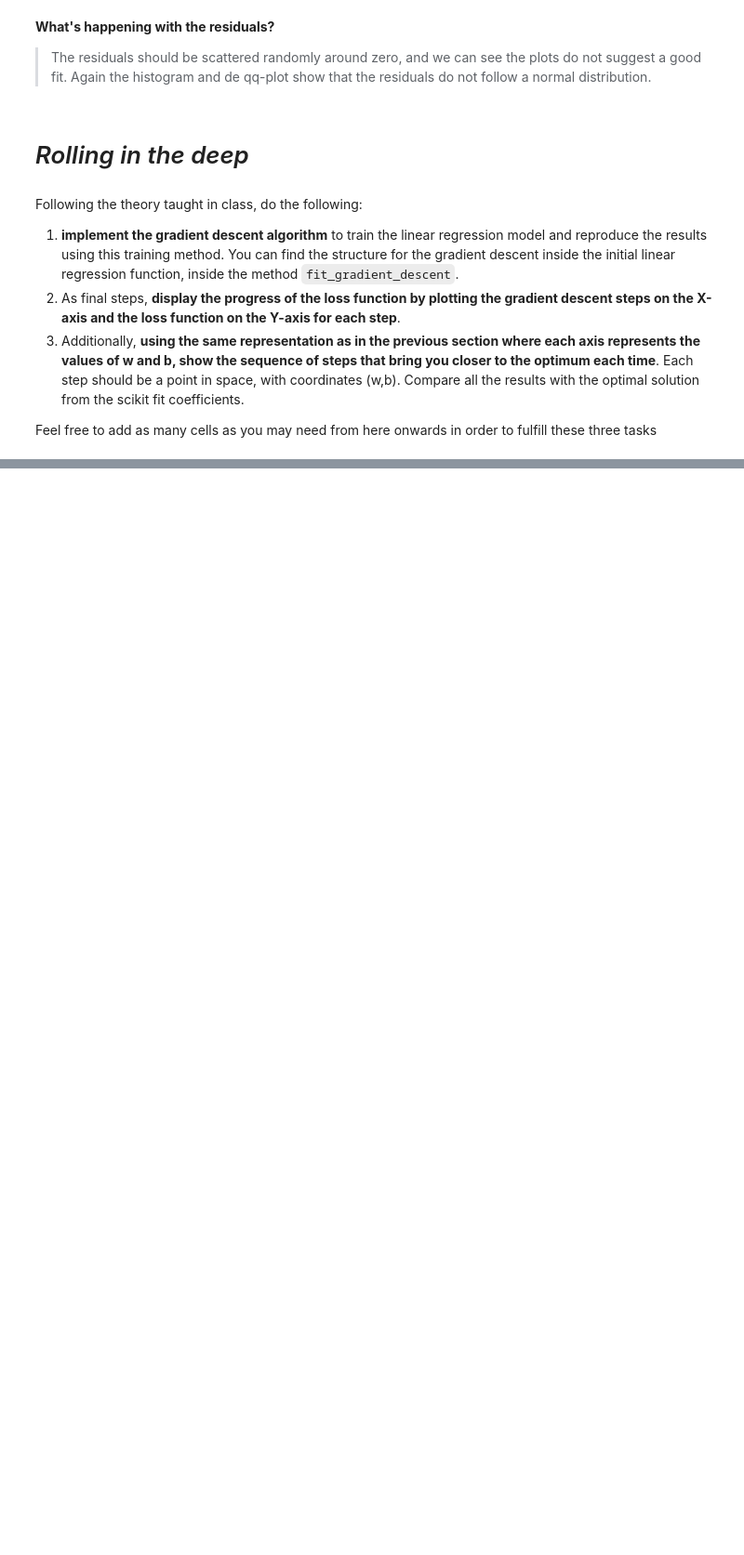
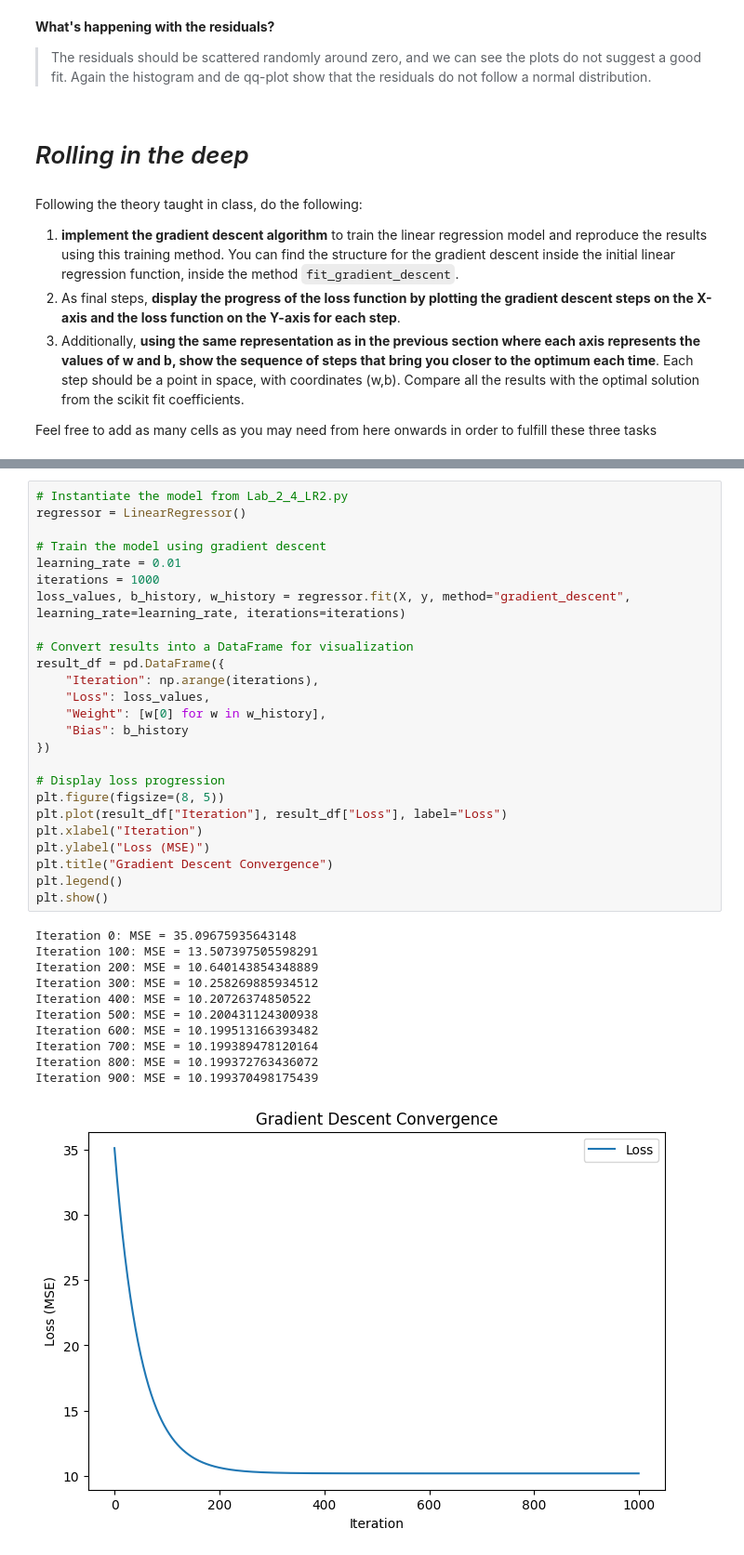
Before and after one commit to ICAI-IMAT-ML/p2-4-gonzalo334, a Jupyter notebook: notebook/Lab_2_4_LR2.ipynb, the cells around one changed output, grey strips where cells are left out. Shown at 93% size. Drawn from its saved outputs; the diff is of its cells as text; blank space fills up the shorter version.

```diff
--- a/notebook/Lab_2_4_LR2.ipynb
+++ b/notebook/Lab_2_4_LR2.ipynb
@@ -408 +408,38 @@ Iteration 900: MSE = 0.9925508982562564
 [figure]
+# %%
+# Instantiate the model from Lab_2_4_LR2.py
+regressor = LinearRegressor()
+
+# Train the model using gradient descent
+learning_rate = 0.01
+iterations = 1000
+loss_values, b_history, w_history = regressor.fit(X, y, method="gradient_descent", learning_rate=learning_rate, iterations=iterations)
+
+# Convert results into a DataFrame for visualization
+result_df = pd.DataFrame({
+    "Iteration": np.arange(iterations),
+    "Loss": loss_values,
+    "Weight": [w[0] for w in w_history],
+    "Bias": b_history
+})
+
+# Display loss progression
+plt.figure(figsize=(8, 5))
+plt.plot(result_df["Iteration"], result_df["Loss"], label="Loss")
+plt.xlabel("Iteration")
+plt.ylabel("Loss (MSE)")
+plt.title("Gradient Descent Convergence")
+plt.legend()
+plt.show()
+# %% [output]
+Iteration 0: MSE = 35.09675935643148
+Iteration 100: MSE = 13.507397505598291
+Iteration 200: MSE = 10.640143854348889
+Iteration 300: MSE = 10.258269885934512
+Iteration 400: MSE = 10.20726374850522
+Iteration 500: MSE = 10.200431124300938
+Iteration 600: MSE = 10.199513166393482
+Iteration 700: MSE = 10.199389478120164
+Iteration 800: MSE = 10.199372763436072
+Iteration 900: MSE = 10.199370498175439
+[figure, added]
```
Also changed, not shown: parts of 2 cells of this notebook, 1 other file.
